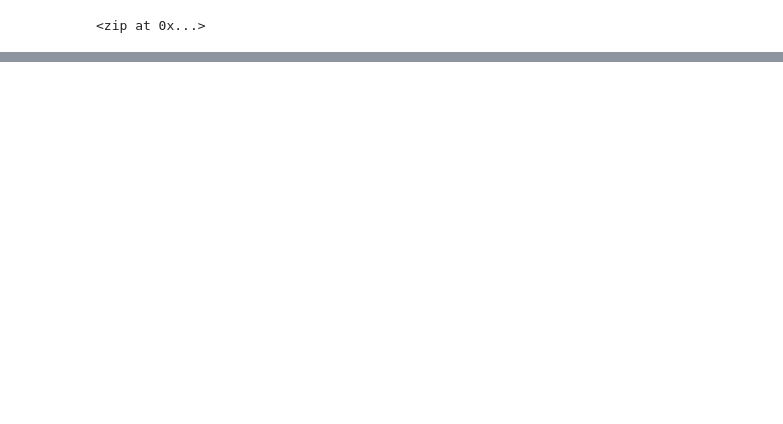
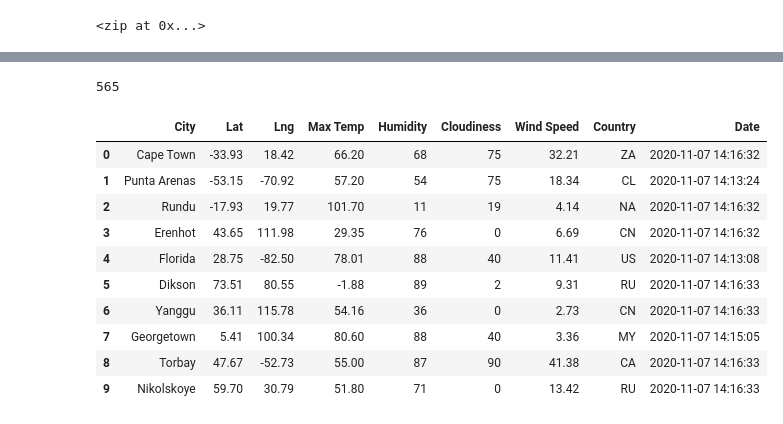
Before and after one commit to zoomdmartin02/World_Weather_Analysis, a Jupyter notebook: WeatherPy.ipynb, the cells around one changed output, grey strips where cells are left out. Cells and saved outputs as stored; diff of their text form; code cells hidden in the pictures; blank space fills up the shorter version.

```diff
--- a/WeatherPy.ipynb
+++ b/WeatherPy.ipynb
@@ -33,0 +129,20 @@ len(cities)
+# %%
+print(len(city_data))
+# %% [output]
+565
+# %%
+# Convert the array of dictionaries to a Pandas DataFrame.
+city_data_df = pd.DataFrame(city_data)
+city_data_df.head(10)
+# %% [output]
+|  | City | Lat | Lng | Max Temp | Humidity | Cloudiness | Wind Speed | Country | Date |
+| 0 | Cape Town | -33.93 | 18.42 | 66.20 | 68 | 75 | 32.21 | ZA | 2020-11-07 14:16:32 |
+| 1 | Punta Arenas | -53.15 | -70.92 | 57.20 | 54 | 75 | 18.34 | CL | 2020-11-07 14:13:24 |
+| 2 | Rundu | -17.93 | 19.77 | 101.70 | 11 | 19 | 4.14 | NA | 2020-11-07 14:16:32 |
+| 3 | Erenhot | 43.65 | 111.98 | 29.35 | 76 | 0 | 6.69 | CN | 2020-11-07 14:16:32 |
+| 4 | Florida | 28.75 | -82.50 | 78.01 | 88 | 40 | 11.41 | US | 2020-11-07 14:13:08 |
+| 5 | Dikson | 73.51 | 80.55 | -1.88 | 89 | 2 | 9.31 | RU | 2020-11-07 14:16:33 |
+| 6 | Yanggu | 36.11 | 115.78 | 54.16 | 36 | 0 | 2.73 | CN | 2020-11-07 14:16:33 |
+| 7 | Georgetown | 5.41 | 100.34 | 80.60 | 88 | 40 | 3.36 | MY | 2020-11-07 14:15:05 |
+| 8 | Torbay | 47.67 | -52.73 | 55.00 | 87 | 90 | 41.38 | CA | 2020-11-07 14:16:33 |
+| 9 | Nikolskoye | 59.70 | 30.79 | 51.80 | 71 | 0 | 13.42 | RU | 2020-11-07 14:16:33 |
```
Also changed, not shown: parts of 6 cells of this notebook, 3 other files.
